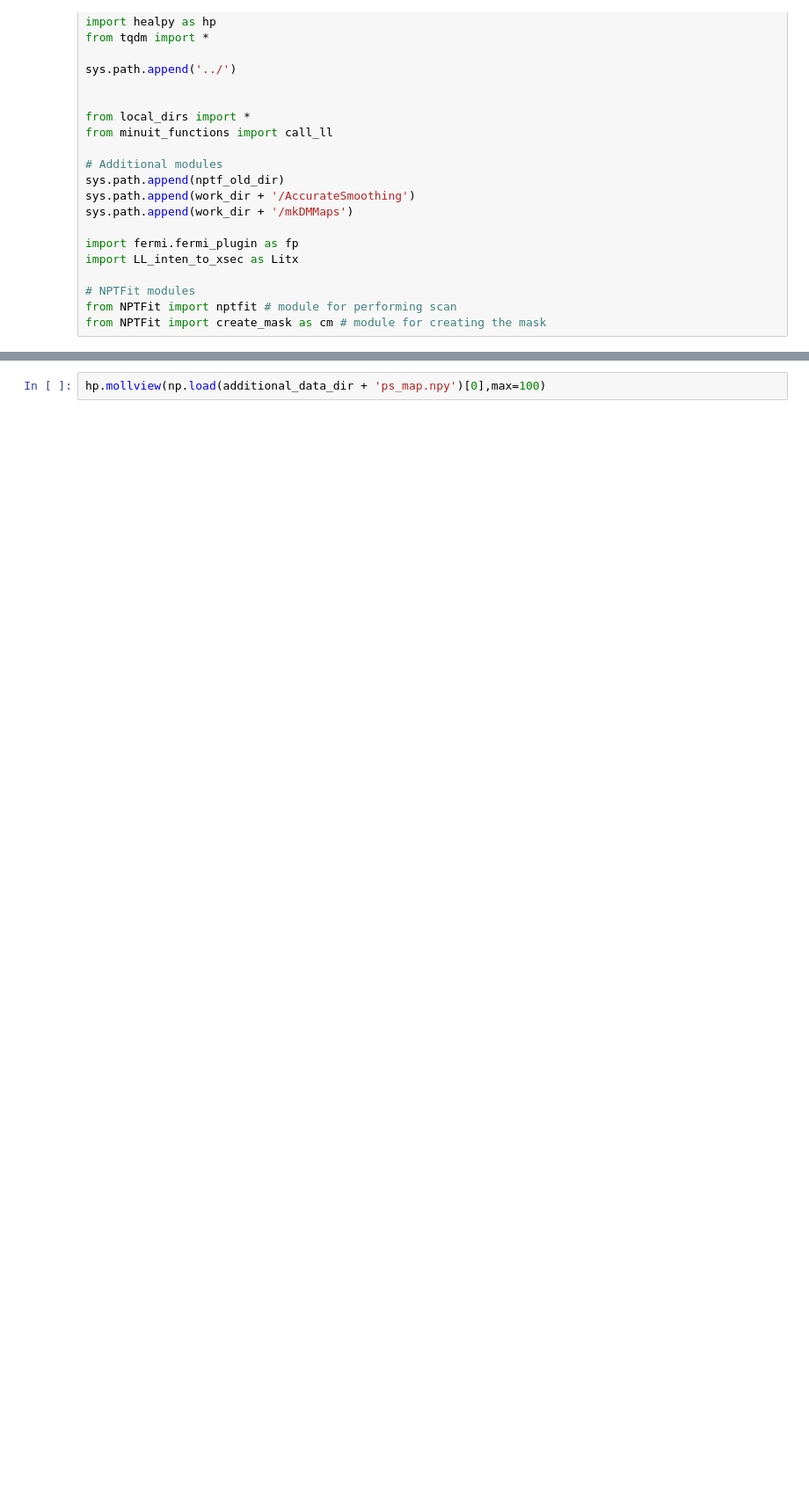
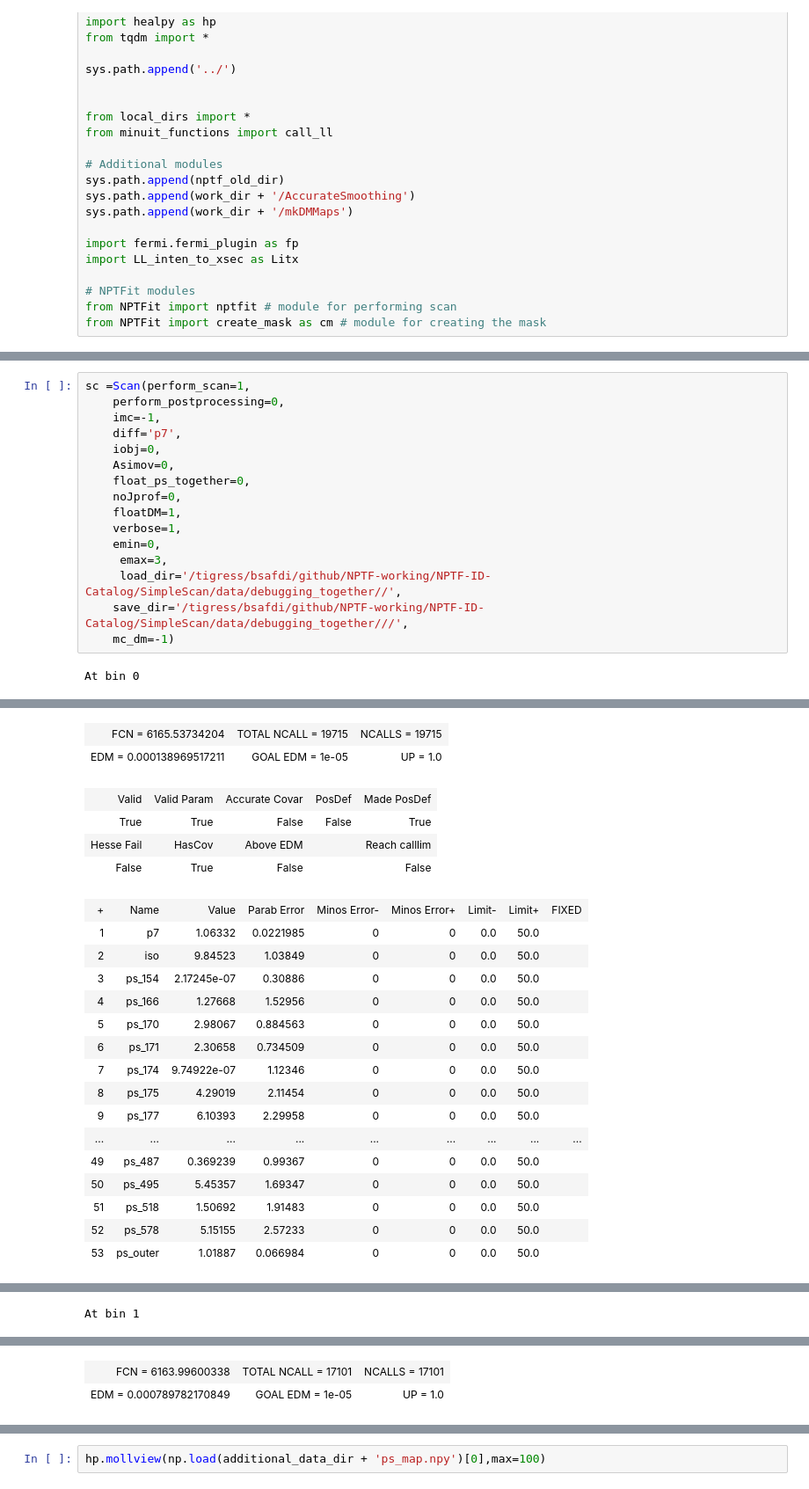
Before and after one commit to jeansom/DM-Catalog-Scan, a Jupyter notebook: Scan-Small-ROI/notebooks/debugging.ipynb, the cells around one changed output, grey strips where cells are left out. Shown at 88% size. Cells and saved outputs as stored; diff of their text form; blank space fills up the shorter version.

```diff
--- a/Scan-Small-ROI/notebooks/debugging.ipynb
+++ b/Scan-Small-ROI/notebooks/debugging.ipynb
@@ -122,0 +249,18 @@ smootjigned
+# %%
+sc =Scan(perform_scan=1,
+    perform_postprocessing=0,
+    imc=-1,
+    diff='p7',
+    iobj=0,
+    Asimov=0,
+    float_ps_together=0,
+    noJprof=0,
+    floatDM=1,
+    verbose=1,
+    emin=0,
+     emax=3,
+     load_dir='/tigress/bsafdi/github/NPTF-working/NPTF-ID-Catalog/SimpleScan/data/debugging_together//',
+    save_dir='/tigress/bsafdi/github/NPTF-working/NPTF-ID-Catalog/SimpleScan/data/debugging_together///',
+    mc_dm=-1)
+# %% [output]
+At bin 0
@@ -122,0 +268,22 @@ smootjigned
+| FCN = 6165.53734204 | TOTAL NCALL = 19715 | NCALLS = 19715 |
+| EDM = 0.000138969517211 | GOAL EDM = 1e-05 | UP = 1.0 |
+| Valid | Valid Param | Accurate Covar | PosDef | Made PosDef |
+| True | True | False | False | True |
+| Hesse Fail | HasCov | Above EDM |  | Reach calllim |
+| False | True | False |  | False |
+| + | Name | Value | Parab Error | Minos Error- | Minos Error+ | Limit- | Limit+ | FIXED |
+| 1 | p7 | 1.06332 | 0.0221985 | 0 | 0 | 0.0 | 50.0 |  |
+| 2 | iso | 9.84523 | 1.03849 | 0 | 0 | 0.0 | 50.0 |  |
+| 3 | ps_154 | 2.17245e-07 | 0.30886 | 0 | 0 | 0.0 | 50.0 |  |
+| 4 | ps_166 | 1.27668 | 1.52956 | 0 | 0 | 0.0 | 50.0 |  |
+| 5 | ps_170 | 2.98067 | 0.884563 | 0 | 0 | 0.0 | 50.0 |  |
+| 6 | ps_171 | 2.30658 | 0.734509 | 0 | 0 | 0.0 | 50.0 |  |
+| 7 | ps_174 | 9.74922e-07 | 1.12346 | 0 | 0 | 0.0 | 50.0 |  |
+| 8 | ps_175 | 4.29019 | 2.11454 | 0 | 0 | 0.0 | 50.0 |  |
+| 9 | ps_177 | 6.10393 | 2.29958 | 0 | 0 | 0.0 | 50.0 |  |
+| ... | ... | ... | ... | ... | ... | ... | ... | ... |
+| 49 | ps_487 | 0.369239 | 0.99367 | 0 | 0 | 0.0 | 50.0 |  |
+| 50 | ps_495 | 5.45357 | 1.69347 | 0 | 0 | 0.0 | 50.0 |  |
+| 51 | ps_518 | 1.50692 | 1.91483 | 0 | 0 | 0.0 | 50.0 |  |
+| 52 | ps_578 | 5.15155 | 2.57233 | 0 | 0 | 0.0 | 50.0 |  |
+| 53 | ps_outer | 1.01887 | 0.066984 | 0 | 0 | 0.0 | 50.0 |  |
@@ -122,0 +291 @@ smootjigned
+At bin 1
@@ -122,0 +293,2 @@ smootjigned
+| FCN = 6163.99600338 | TOTAL NCALL = 17101 | NCALLS = 17101 |
+| EDM = 0.000789782170849 | GOAL EDM = 1e-05 | UP = 1.0 |
```
Also changed, not shown: parts of 5 cells of this notebook, 22 other files.
